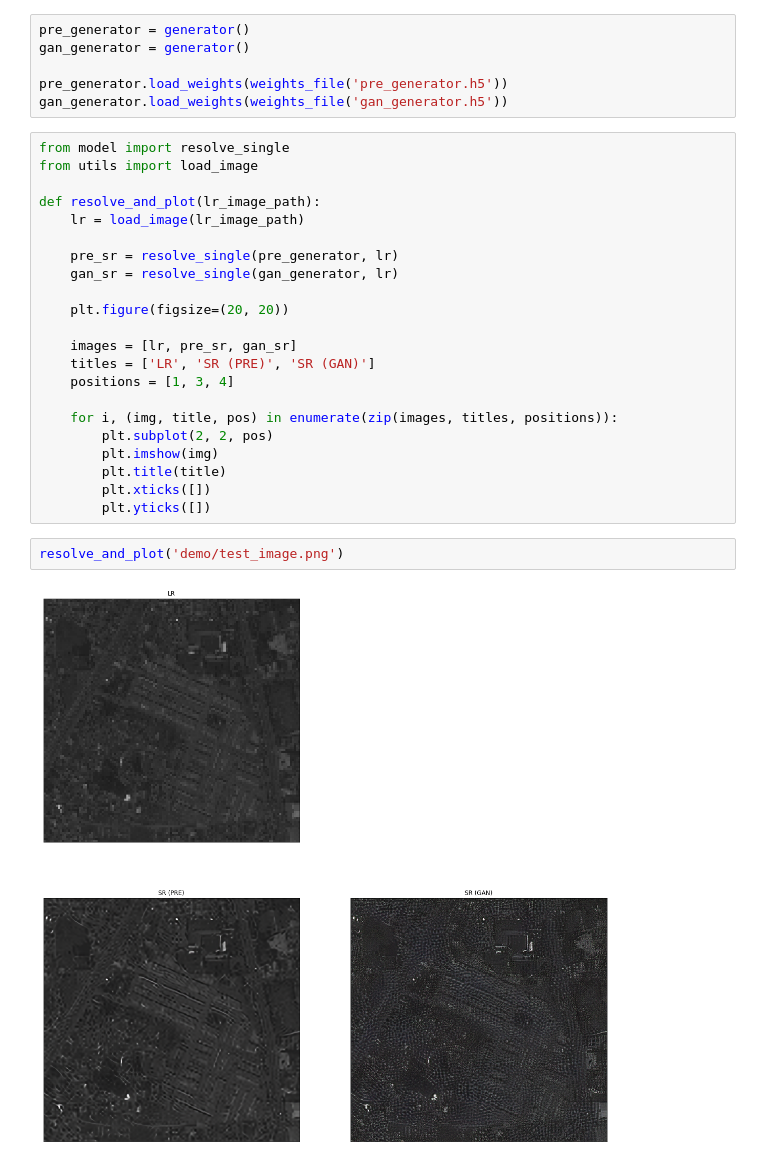
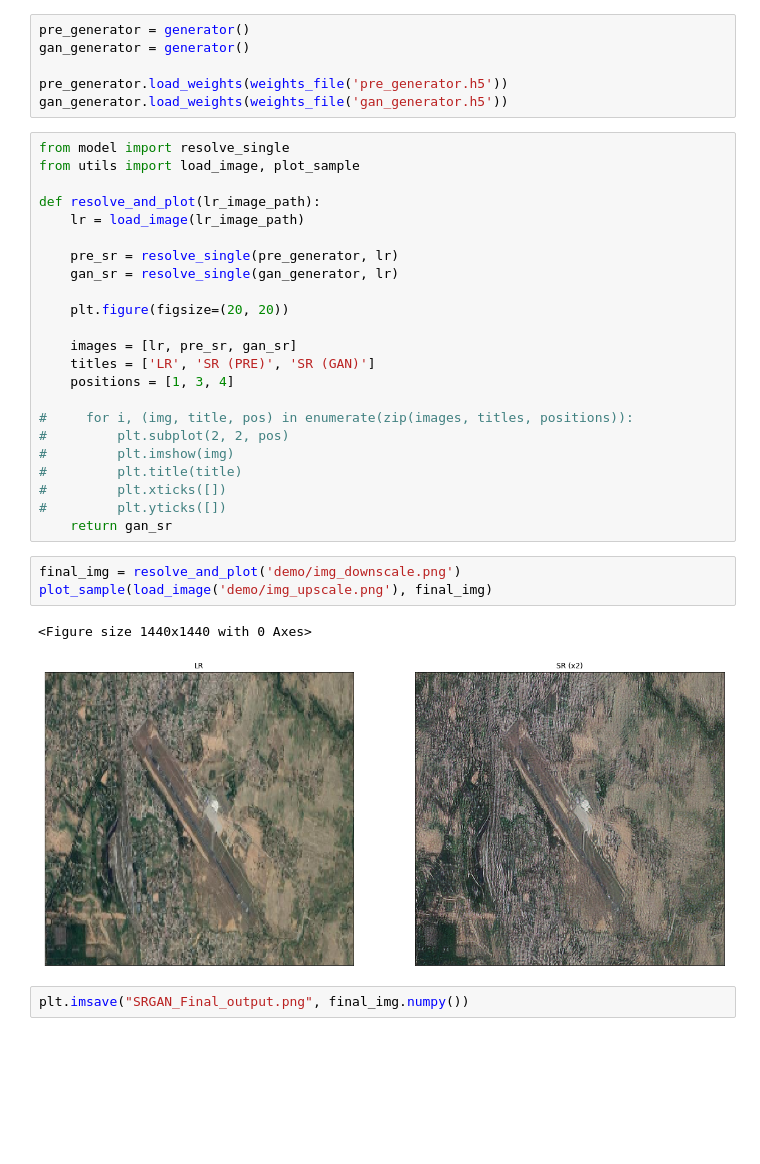
Before and after one commit to yashodeepm/super-resolution, a Jupyter notebook: SRGAN_Final.ipynb, the cells around one changed output. Saved outputs shown, nothing was run; the diff lists cells and outputs as text; blank space fills up the shorter version.

Commit message:
Generate Final Output of each NN

```diff
--- a/SRGAN_Final.ipynb
+++ b/SRGAN_Final.ipynb
@@ -21,7 +21,7 @@ pre_generator.load_weights(weights_file('pre_generator.h5'))
 gan_generator.load_weights(weights_file('gan_generator.h5'))
 # %%
 from model import resolve_single
-from utils import load_image
+from utils import load_image, plot_sample
 
 def resolve_and_plot(lr_image_path):
     lr = load_image(lr_image_path)
@@ -35,13 +35,18 @@ def resolve_and_plot(lr_image_path):
     titles = ['LR', 'SR (PRE)', 'SR (GAN)']
     positions = [1, 3, 4]
 
-    for i, (img, title, pos) in enumerate(zip(images, titles, positions)):
-        plt.subplot(2, 2, pos)
-        plt.imshow(img)
-        plt.title(title)
-        plt.xticks([])
-        plt.yticks([])
+#     for i, (img, title, pos) in enumerate(zip(images, titles, positions)):
+#         plt.subplot(2, 2, pos)
+#         plt.imshow(img)
+#         plt.title(title)
+#         plt.xticks([])
+#         plt.yticks([])
+    return gan_sr
-# %%
-resolve_and_plot('demo/test_image.png')
-# %% [output]
-[figure, removed]
+# %%
+final_img = resolve_and_plot('demo/img_downscale.png')
+plot_sample(load_image('demo/img_upscale.png'), final_img)
+# %% [output]
+<Figure size 1440x1440 with 0 Axes>
+[figure, added]
+# %%
+plt.imsave("SRGAN_Final_output.png", final_img.numpy())
```
Also changed, not shown: 5 other files.
